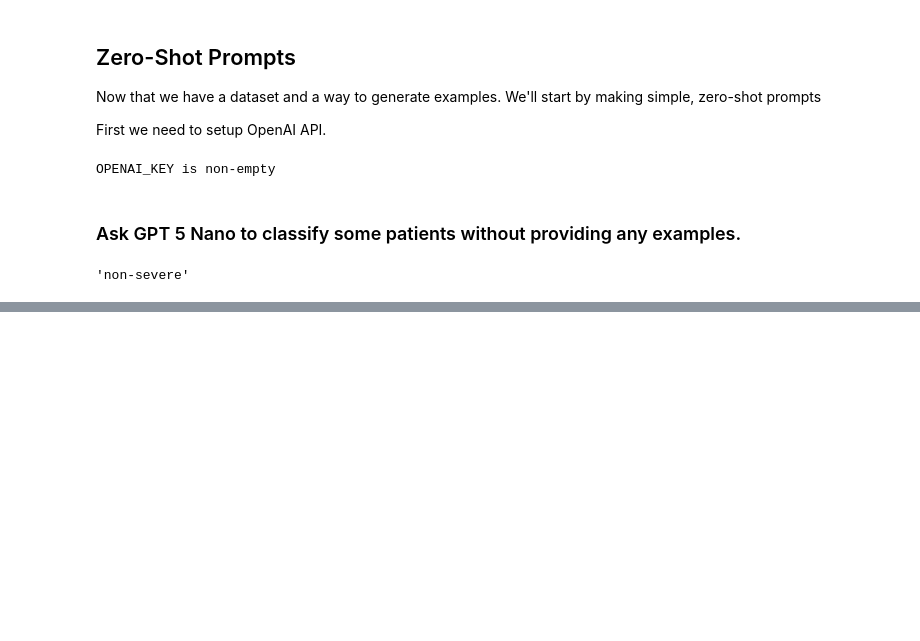
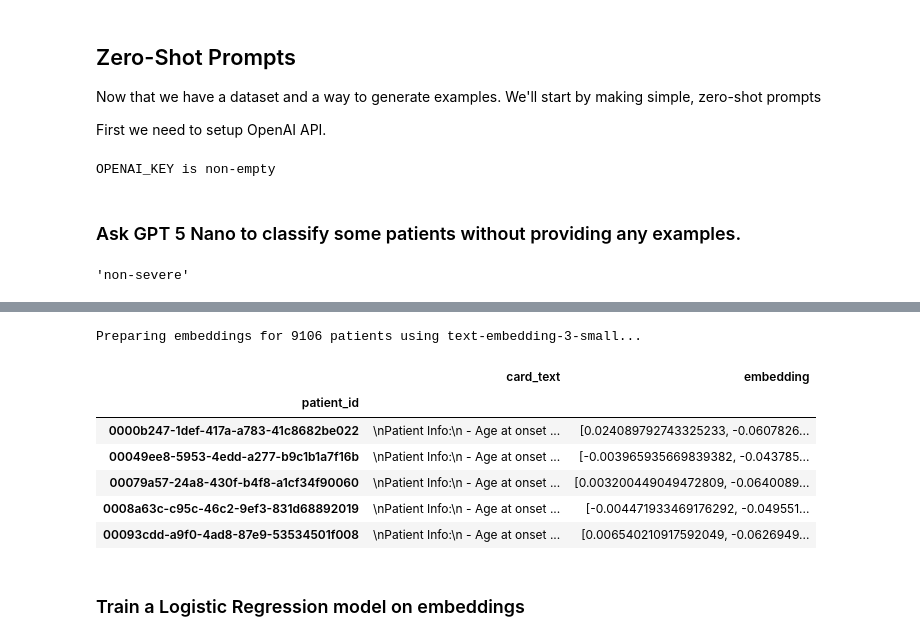
Before and after one commit to schwiet/msai-54315-ai-for-healthcare, a Jupyter notebook: assignment-6-llm-tutorial/llm-tutorial.ipynb, the cells around one changed output, grey strips where cells are left out. Drawn from its saved outputs; the diff is of its cells as text; code cells hidden in the pictures; blank space fills up the shorter version.

```diff
--- a/assignment-6-llm-tutorial/llm-tutorial.ipynb
+++ b/assignment-6-llm-tutorial/llm-tutorial.ipynb
@@ -157,7 +157,6 @@ def patient_card(df, pid) -> str:
       - Age at onset of COVID: {age}
       - Gender: {gender}
       - Known Comorbidities: {comorb_str}
-    Definition of severe_30d: inpatient or emergency encounter within 30 days after COVID onset.
     """)
 
 patient_zero_id = frame.index[0]
@@ -251,0 +252,16 @@ llm_predict(patient_card(frame, patient_zero_id))[0]
+# %%
+# prepare five patients for zero-shot prompting
+NUM_ZERO_SHOT = 10
+zero_shot_ids = RNG.sample(list(frame.index), NUM_ZERO_SHOT)
+zero_shot_cards = [
+    {
+        "patient_id": pid,
+        "card": patient_card(frame, pid)
+    }
+    for pid in zero_shot_ids
+]
+zero_shot_cards
+
+# predict on zero-shot patients
+zero_shot_preds = [llm_predict(card["card"])[0] for card in zero_shot_cards]
+zero_shot_preds
@@ -251,0 +434,52 @@ llm_predict(patient_card(frame, patient_zero_id))[0]
+# %%
+# embed every patient card with text-embedding-3-small
+EMBED_MODEL = "text-embedding-3-small"
+# batch up patient cards to try to stay under token limits
+EMBED_BATCH_SIZE = 32
+
+# pre-build the full set of patient cards
+all_cards = [
+    {"patient_id": pid, "card": patient_card(frame, pid)}
+    for pid in frame.index
+]
+
+print(f"Preparing embeddings for {len(all_cards)} patients using {EMBED_MODEL}...")
+
+def chunk(items, size):
+    """Yield successive chunks from a list."""
+    for start in range(0, len(items), size):
+        yield items[start:start + size]
+
+embedding_rows = []
+for batch in chunk(all_cards, EMBED_BATCH_SIZE):
+    response = client.embeddings.create(
+        model=EMBED_MODEL,
+        input=[entry["card"] for entry in batch],
+    )
+    for entry, data in zip(batch, response.data):
+        embedding_rows.append(
+            {
+                "patient_id": entry["patient_id"],
+                "card_text": entry["card"],
+                "embedding": data.embedding,
+            }
+        )
+
+patient_embeddings = (
+    pd.DataFrame(embedding_rows)
+    .set_index("patient_id")
+    .sort_index()
+)
+
+patient_embeddings.head()
+# %% [output]
+Preparing embeddings for 9106 patients using text-embedding-3-small...
+|  | card_text | embedding |
+| patient_id |  |  |
+| 0000b247-1def-417a-a783-41c8682be022 | \nPatient Info:\n - Age at onset ... | [0.024089792743325233, -0.0607826... |
+| 00049ee8-5953-4edd-a277-b9c1b1a7f16b | \nPatient Info:\n - Age at onset ... | [-0.003965935669839382, -0.043785... |
+| 00079a57-24a8-430f-b4f8-a1cf34f90060 | \nPatient Info:\n - Age at onset ... | [0.003200449049472809, -0.0640089... |
+| 0008a63c-c95c-46c2-9ef3-831d68892019 | \nPatient Info:\n - Age at onset ... | [-0.004471933469176292, -0.049551... |
+| 00093cdd-a9f0-4ad8-87e9-53534501f008 | \nPatient Info:\n - Age at onset ... | [0.006540210917592049, -0.0626949... |
+# %% [markdown]
+### Train a Logistic Regression model on embeddings
```
Also changed, not shown: parts of 17 cells of this notebook.
